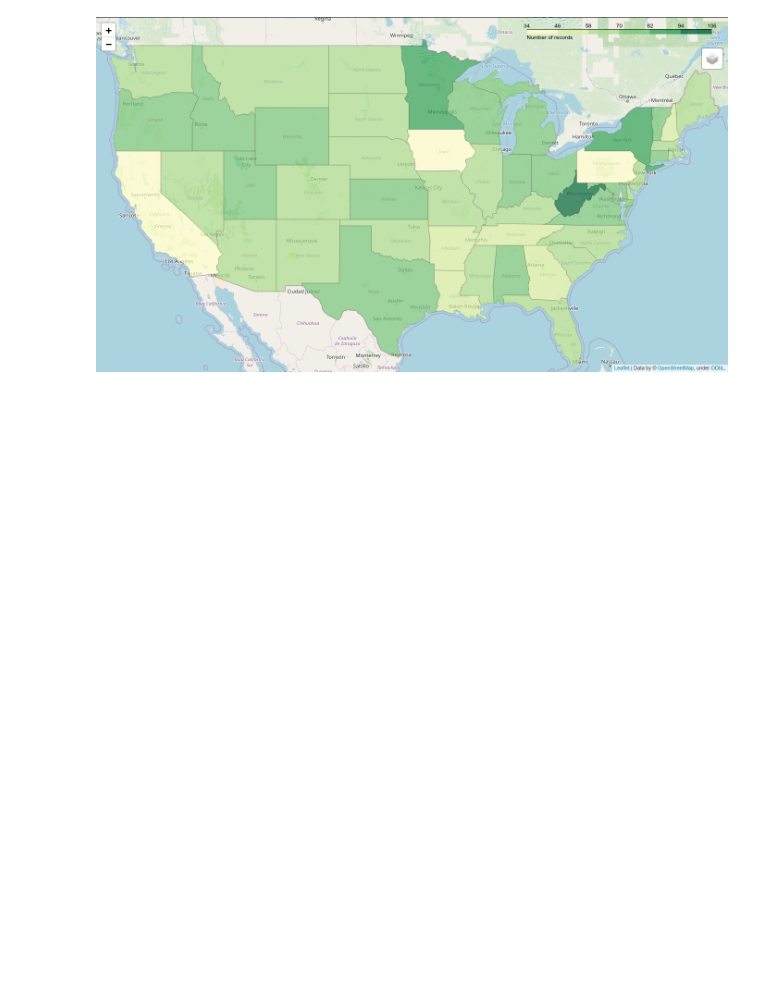
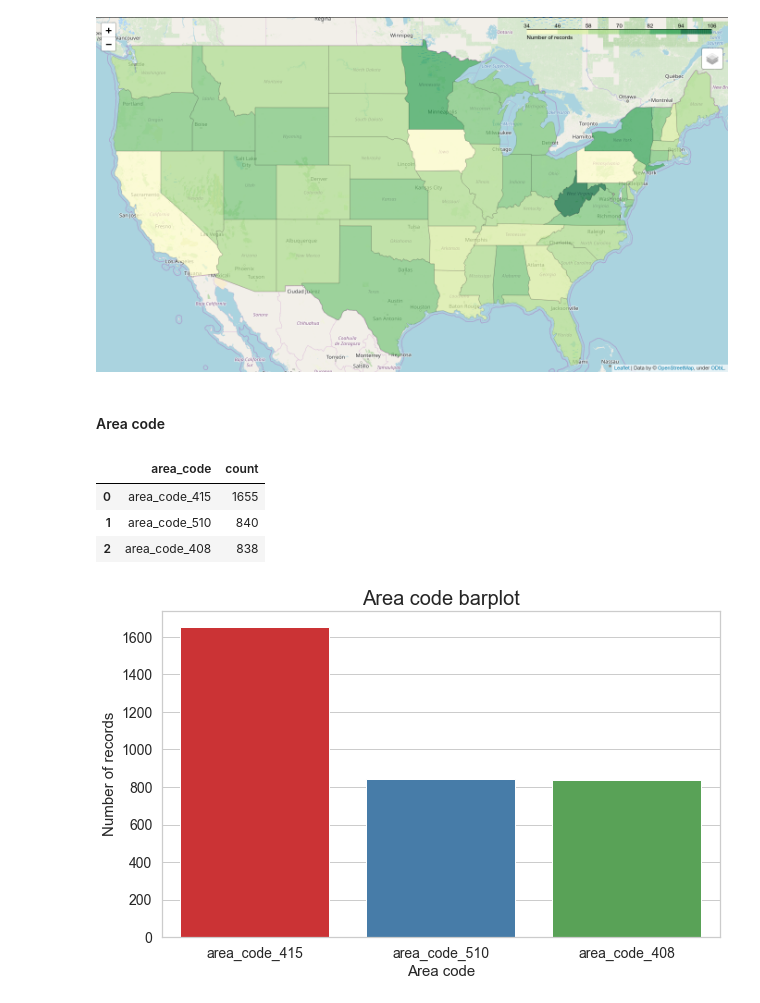
Before and after one commit to naiaraap/Pyspark_version_Predicting_Customer_Churn_in_Telecommunication_Operators, a Jupyter notebook: Pyspark_version_Predicting_Customer_Churn_in_Telecommunication_Operators.ipynb, the cells around one changed output. Saved outputs shown, nothing was run; the diff lists cells and outputs as text; code cells hidden in the pictures; blank space fills up the shorter version.

```diff
--- a/Pyspark_version_Predicting_Customer_Churn_in_Telecommunication_Operators.ipynb
+++ b/Pyspark_version_Predicting_Customer_Churn_in_Telecommunication_Operators.ipynb
@@ -254,3 +254,30 @@ display(m)
 # Image(filename='records_by_state.png')
 # %% [output]
 [figure]
+# %% [markdown]
+#### Area code
+# %%
+# area_code values and proportion
+df = df_train_cat.groupBy('area_code').count().orderBy('count', ascending=False)
+df = df.toPandas()
+display(df)
+
+# area_code variable barplot
+plt.figure(figsize=(10,6))
+sns.set(style="whitegrid")
+sns.barplot(x=df['area_code'],
+            y=df['count'],
+           palette='Set1')
+
+plt.title('Area code barplot', size=20)
+plt.xlabel('Area code', size=15)
+plt.ylabel('Number of records', size=15)
+plt.yticks(fontsize=14)
+plt.xticks(fontsize=14)
+plt.show()
+# %% [output]
+|  | area_code | count |
+| 0 | area_code_415 | 1655 |
+| 1 | area_code_510 | 840 |
+| 2 | area_code_408 | 838 |
+[figure, added]
```
Also changed, not shown: parts of 8 cells of this notebook.
